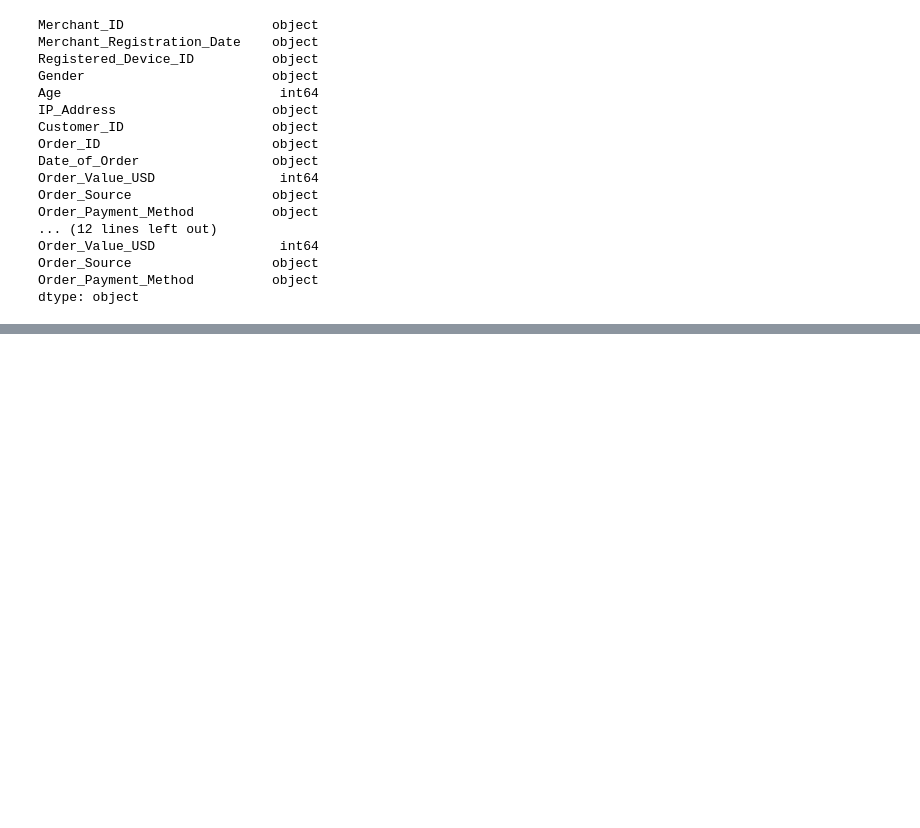
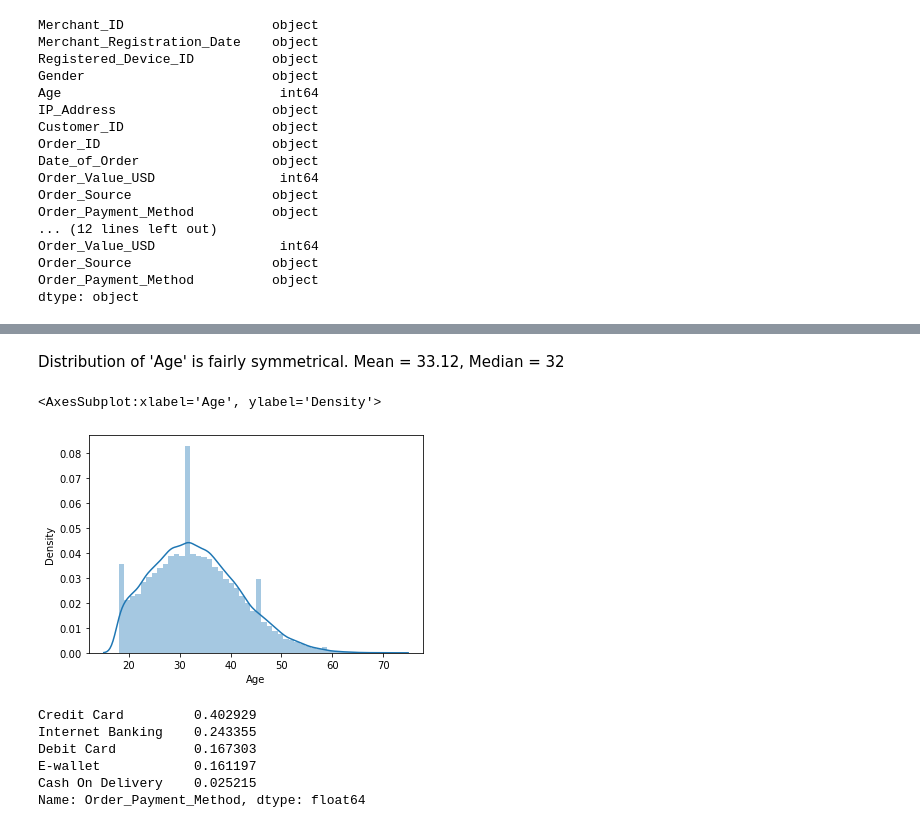
Before and after one commit to MANISH-KUMAR-CODES/Analysis-on-Fraud-Detection-In-Ecommerce-company, a Jupyter notebook: Predict_if_Merchant_is_Fraudster.ipynb, the cells around one changed output, grey strips where cells are left out. Saved outputs shown, nothing was run; the diff lists cells and outputs as text; code cells hidden in the pictures; blank space fills up the shorter version.

```diff
--- a/Predict_if_Merchant_is_Fraudster.ipynb
+++ b/Predict_if_Merchant_is_Fraudster.ipynb
@@ -329,0 +349,19 @@ dtype: object
+# %% [markdown]
+Distribution of 'Age' is fairly symmetrical. Mean = 33.12, Median = 32
+# %%
+# Check distribution of age
+# Density Curve + Histogram, shows distribution of Continuous Feature
+%matplotlib inline
+sns.distplot(train_df["Age"]) #NT: y is percentage count
+# %% [output]
+<AxesSubplot:xlabel='Age', ylabel='Density'>
+[figure, added]
+# %%
+train_df['Order_Payment_Method'].value_counts(normalize = True)
+# %% [output]
+Credit Card         0.402929
+Internet Banking    0.243355
+Debit Card          0.167303
+E-wallet            0.161197
+Cash On Delivery    0.025215
+Name: Order_Payment_Method, dtype: float64
```
Also changed, not shown: parts of 11 cells of this notebook.
